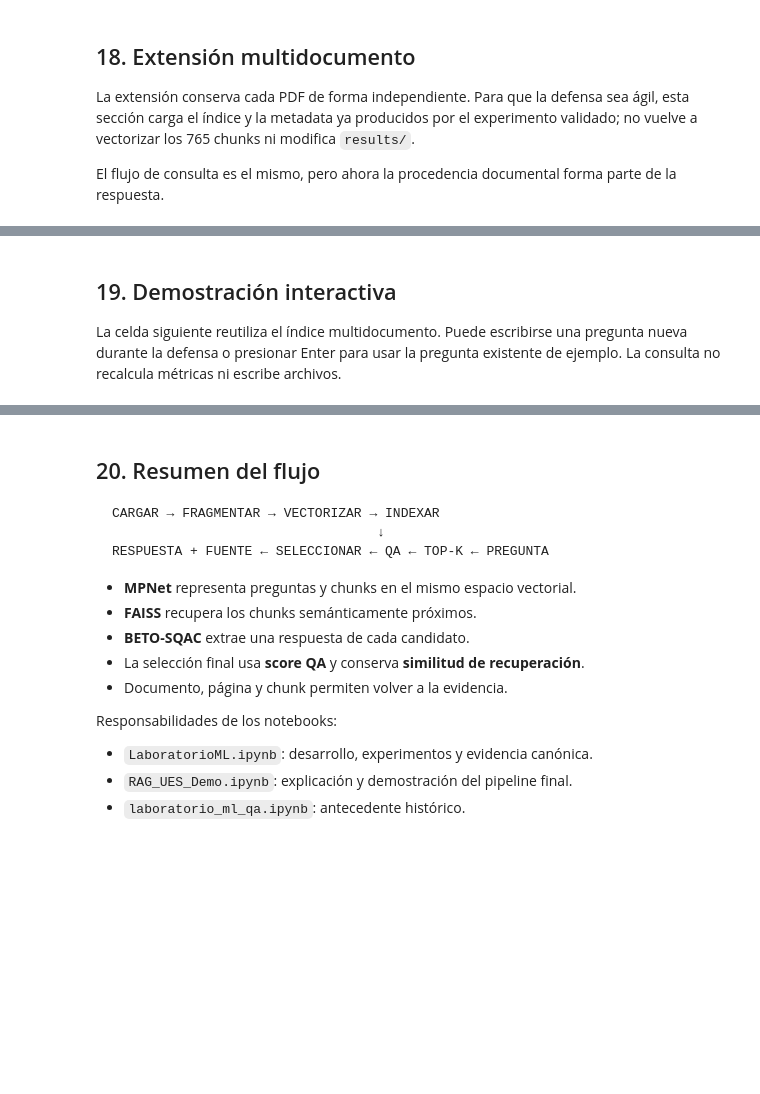
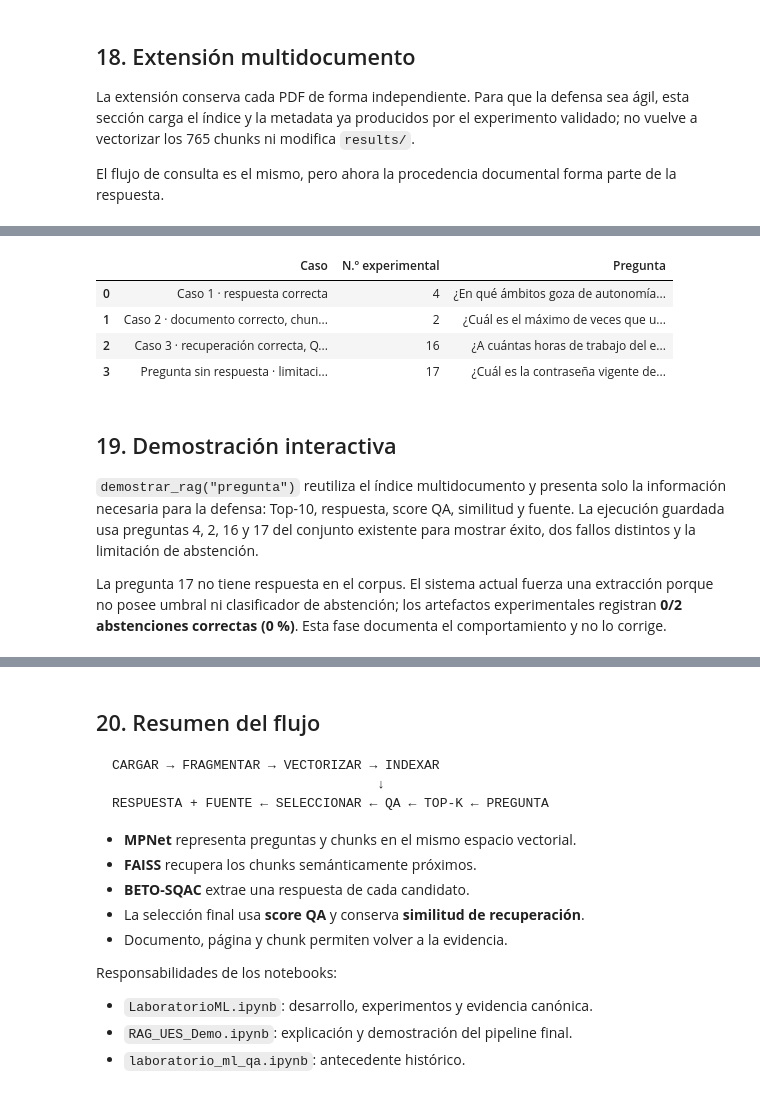
Before and after one commit to abner-rivas/Laboratorio---ML, a Jupyter notebook: RAG_UES_Demo.ipynb, the cells around one changed output, grey strips where cells are left out. Saved outputs shown, nothing was run; the diff lists cells and outputs as text; code cells hidden in the pictures; blank space fills up the shorter version.

```diff
--- a/RAG_UES_Demo.ipynb
+++ b/RAG_UES_Demo.ipynb
@@ -448,28 +554,34 @@ print(f"Dimensión: {indice_multi.d}")
 # %%
-item_demo_multi = next(
-    item
-    for item in preguntas_existentes
-    if item["documento_esperado"] != PDF_PRINCIPAL.name
-    and not item["sin_respuesta"]
-)
+preguntas_por_numero = {
+    item["numero"]: item for item in preguntas_existentes
+}
+casos_defensa = [
+    ("Caso 1 · respuesta correcta", 4),
+    ("Caso 2 · documento correcto, chunk incorrecto", 2),
+    ("Caso 3 · recuperación correcta, QA incorrecto", 16),
+    ("Pregunta sin respuesta · limitación de abstención", 17),
+]
 
-resultado_multi = rag_multidocumento(
-    item_demo_multi["pregunta"],
-    modelo_embeddings,
-    indice_multi,
-    metadata_multi,
-    pipeline_qa,
-    top_k=TOP_K,
-)
-
+assert all(numero in preguntas_por_numero for _, numero in casos_defensa)
 display(
-    tabla_recuperacion(resultado_multi["recuperados"]).style.format(
-        {"Similitud de recuperación": "{:.6f}"}
+    pd.DataFrame(
+        [
+            {"Caso": caso, "N.º experimental": numero,
+             "Pregunta": preguntas_por_numero[numero]["pregunta"]}
+            for caso, numero in casos_defensa
+        ]
     )
 )
-mostrar_respuesta(resultado_multi)
+# %% [output]
+|  | Caso | N.º experimental | Pregunta |
+| 0 | Caso 1 · respuesta correcta | 4 | ¿En qué ámbitos goza de autonomía... |
+| 1 | Caso 2 · documento correcto, chun... | 2 | ¿Cuál es el máximo de veces que u... |
+| 2 | Caso 3 · recuperación correcta, Q... | 16 | ¿A cuántas horas de trabajo del e... |
+| 3 | Pregunta sin respuesta · limitaci... | 17 | ¿Cuál es la contraseña vigente de... |
 # %% [markdown]
 ## 19. Demostración interactiva
 
-La celda siguiente reutiliza el índice multidocumento. Puede escribirse una pregunta nueva durante la defensa o presionar Enter para usar la pregunta existente de ejemplo. La consulta no recalcula métricas ni escribe archivos.
+`demostrar_rag("pregunta")` reutiliza el índice multidocumento y presenta solo la información necesaria para la defensa: Top-10, respuesta, score QA, similitud y fuente. La ejecución guardada usa preguntas 4, 2, 16 y 17 del conjunto existente para mostrar éxito, dos fallos distintos y la limitación de abstención.
+
+La pregunta 17 no tiene respuesta en el corpus. El sistema actual fuerza una extracción porque no posee umbral ni clasificador de abstención; los artefactos experimentales registran **0/2 abstenciones correctas (0 %)**. Esta fase documenta el comportamiento y no lo corrige.
 # %%
```
Also changed, not shown: parts of 23 cells of this notebook, 4 other files.
